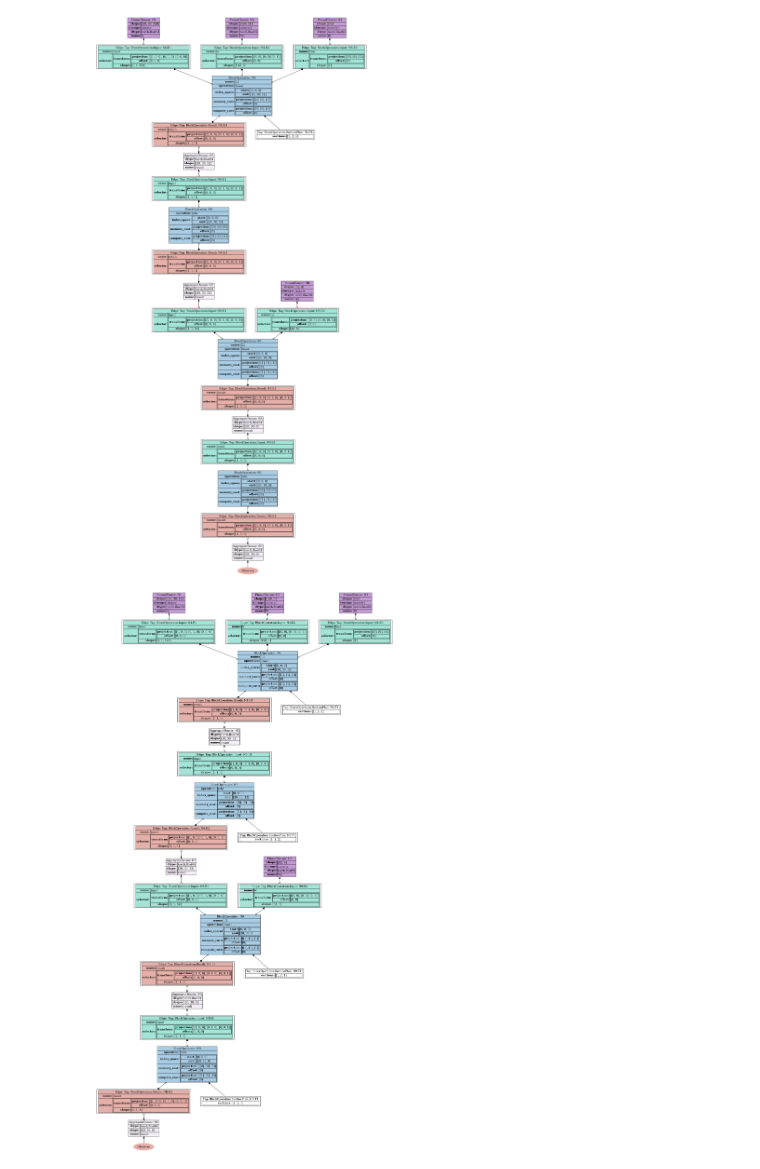
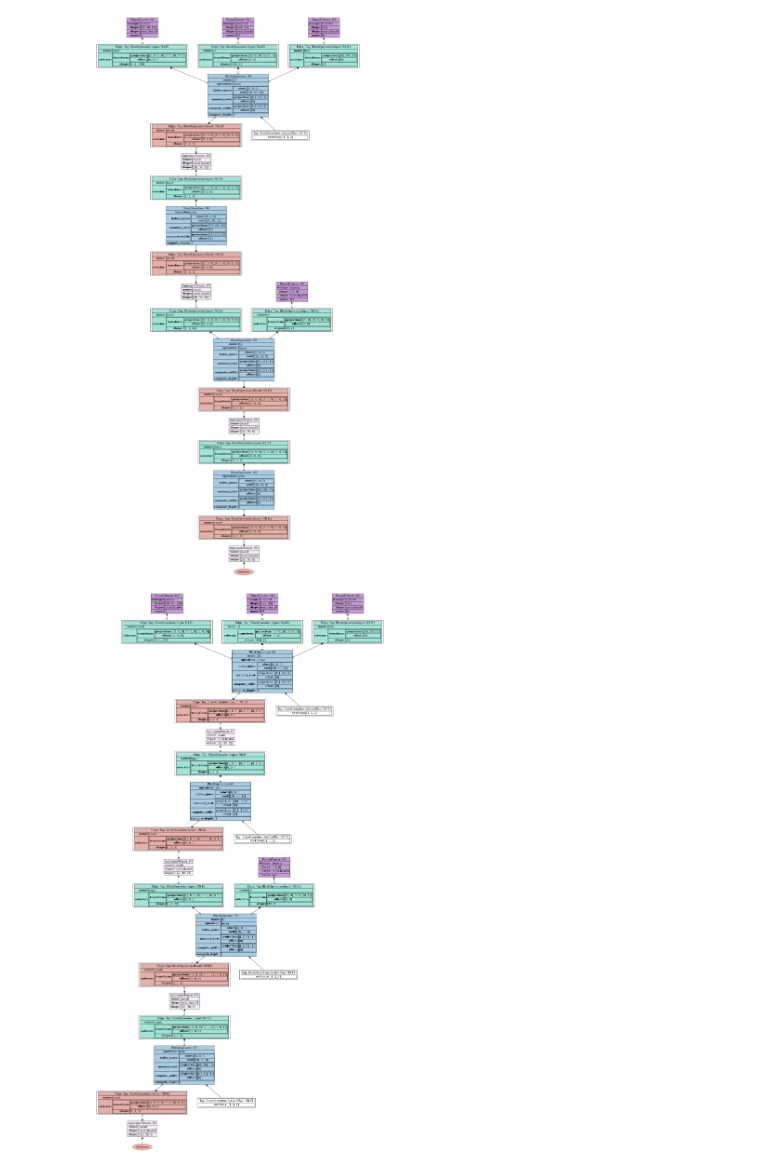
Before and after one commit to crutcher/tapestry-legacy, a Jupyter notebook: tapestry/symbolic_example.ipynb, the cells around one changed output. Drawn from its saved outputs; the diff is of its cells as text; code cells hidden in the pictures.

Commit message:
add compute width/depth

```diff
--- a/tapestry/symbolic_example.ipynb
+++ b/tapestry/symbolic_example.ipynb
@@ -65,12 +65,13 @@ def linear_op(
             name=name,
             operation="linear",
             index_space=index_space,
-            compute_cost=ZTransform(
-                projection=np.ones((index_space.ndim, 1)),
-            ),
             memory_cost=ZTransform(
                 projection=np.ones((index_space.ndim, 1)),
             ),
+            compute_width=ZTransform(
+                projection=np.ones((index_space.ndim, 1)),
+            ),
+            compute_depth=1,
         )
     )
 
@@ -150,12 +151,13 @@ def relu_op(
         BlockOperation(
             operation="relu",
             index_space=index_space,
-            compute_cost=ZTransform(
-                projection=np.ones((index_space.ndim, 1)),
-            ),
             memory_cost=ZTransform(
                 projection=np.zeros((index_space.ndim, 1)),
             ),
+            compute_width=ZTransform(
+                projection=np.ones((index_space.ndim, 1)),
+            ),
+            compute_depth=1,
         )
     )
 
@@ -216,40 +218,40 @@ def build_example_graph():
     w2 = g.add_node(
         PinnedTensor(
             name="W2",
             shape=[32, 8],
             dtype=torch.float64,
             storage="store:w",
         )
     )
 
     z = relu_op(linear_op(name="L2", x=y, w=w2))
 
     g.mark_observed(z)
 
     return g
 
 
 unsharded = build_example_graph()
 
 g = unsharded.clone()
 
 # TODO: better node path / name lookup semantics.
 # Q: are names unique? grouped? here are errors thrown?
 # _we_ have unique IDs; might be easier to require exeternal maps.
 l1 = g.list_nodes(BlockOperation, filter=lambda n: n.name == "L1")[0]
 
 # demonstrate manual sectioning.
 l1.attach_section_plan([1, 2, 2])
 
 display_graph(g)
 # %% [output]
-[figure, old version]
+[figure, new version]
 # %%
 sectioned = g.clone()
 section_plan_max_dim(sectioned, 2)
 display_graph(sectioned)
 # %% [output]
-[figure, old version]
+[figure, new version]
 # %%
 sharded = sectioned.clone()
 expand_section_plans(sharded)
```
Also changed, not shown: parts of 3 cells of this notebook, 1 other file.
